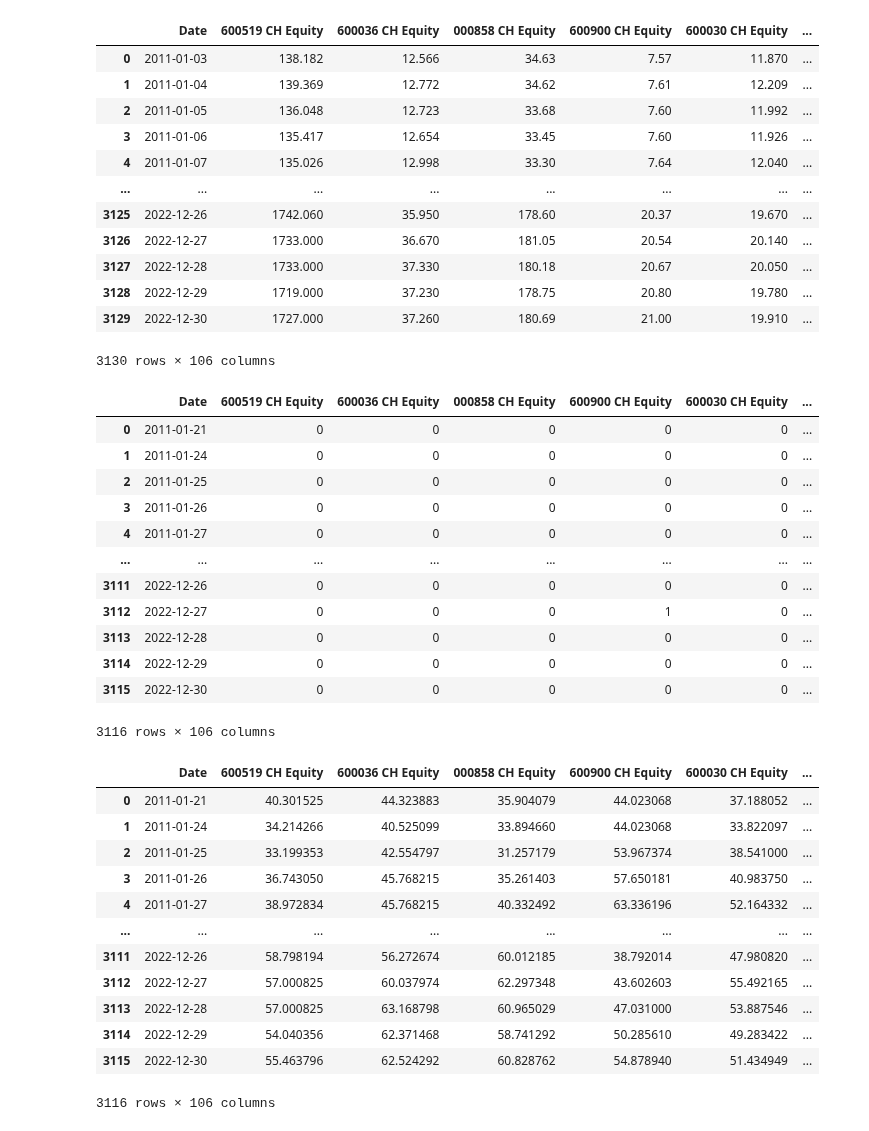
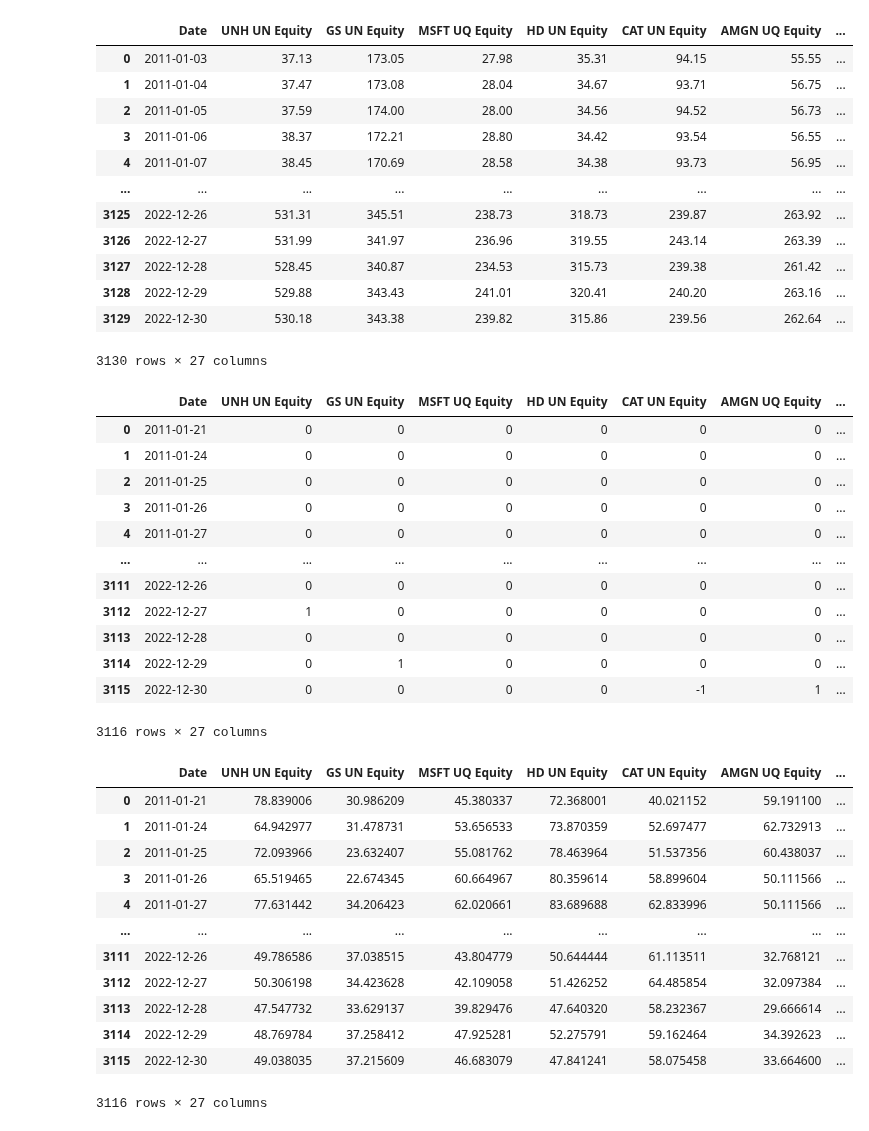
Before and after one commit to vedant2423/data-analysis-with-technical-indicators, a Jupyter notebook: Pair Trading final/notebooks/Without clustering/daily_pair_trade.ipynb, the cells around one changed output. Drawn from its saved outputs; the diff is of its cells as text; code cells hidden in the pictures.

```diff
--- a/Pair Trading final/notebooks/Without clustering/daily_pair_trade.ipynb
+++ b/Pair Trading final/notebooks/Without clustering/daily_pair_trade.ipynb
@@ -14,34 +14,34 @@ t = 6
 #RSI parameters
 period = 14
 # %%
-dataimport = pd.read_csv('/Users/hitengoel/Machine Learning/data analysis(technical indiactors)/data-analysis-with-technical-indicators/Pair Trading final/data/Indexes/SHSZ300 (CSI 300).csv')
+dataimport = pd.read_csv('/Users/hitengoel/Machine Learning/data analysis(technical indiactors)/data-analysis-with-technical-indicators/Pair Trading final/data/Indexes/DOW JONES.csv')
 
 
 dataimport['Date'] = pd.to_datetime(dataimport['Date'])
 dataimport.set_index('Date', inplace=True)
 data = dataimport.copy()
 
 data.reset_index(inplace=True)
 data['Date'] = data['Date'].astype(str)
 stock_names = data.columns[1:]
 
 datacopy = data.copy()
 
 data
 # %% [output]
-|  | Date | 600519 CH Equity | 600036 CH Equity | 000858 CH Equity | 600900 CH Equity | 600030 CH Equity | ... |
-| 0 | 2011-01-03 | 138.182 | 12.566 | 34.63 | 7.57 | 11.870 | ... |
-| 1 | 2011-01-04 | 139.369 | 12.772 | 34.62 | 7.61 | 12.209 | ... |
-| 2 | 2011-01-05 | 136.048 | 12.723 | 33.68 | 7.60 | 11.992 | ... |
-| 3 | 2011-01-06 | 135.417 | 12.654 | 33.45 | 7.60 | 11.926 | ... |
-| 4 | 2011-01-07 | 135.026 | 12.998 | 33.30 | 7.64 | 12.040 | ... |
-| ... | ... | ... | ... | ... | ... | ... | ... |
-| 3125 | 2022-12-26 | 1742.060 | 35.950 | 178.60 | 20.37 | 19.670 | ... |
-| 3126 | 2022-12-27 | 1733.000 | 36.670 | 181.05 | 20.54 | 20.140 | ... |
-| 3127 | 2022-12-28 | 1733.000 | 37.330 | 180.18 | 20.67 | 20.050 | ... |
-| 3128 | 2022-12-29 | 1719.000 | 37.230 | 178.75 | 20.80 | 19.780 | ... |
-| 3129 | 2022-12-30 | 1727.000 | 37.260 | 180.69 | 21.00 | 19.910 | ... |
+|  | Date | UNH UN Equity | GS UN Equity | MSFT UQ Equity | HD UN Equity | CAT UN Equity | AMGN UQ Equity | ... |
+| 0 | 2011-01-03 | 37.13 | 173.05 | 27.98 | 35.31 | 94.15 | 55.55 | ... |
+| 1 | 2011-01-04 | 37.47 | 173.08 | 28.04 | 34.67 | 93.71 | 56.75 | ... |
+| 2 | 2011-01-05 | 37.59 | 174.00 | 28.00 | 34.56 | 94.52 | 56.73 | ... |
+| 3 | 2011-01-06 | 38.37 | 172.21 | 28.80 | 34.42 | 93.54 | 56.55 | ... |
+| 4 | 2011-01-07 | 38.45 | 170.69 | 28.58 | 34.38 | 93.73 | 56.95 | ... |
+| ... | ... | ... | ... | ... | ... | ... | ... | ... |
+| 3125 | 2022-12-26 | 531.31 | 345.51 | 238.73 | 318.73 | 239.87 | 263.92 | ... |
+| 3126 | 2022-12-27 | 531.99 | 341.97 | 236.96 | 319.55 | 243.14 | 263.39 | ... |
+| 3127 | 2022-12-28 | 528.45 | 340.87 | 234.53 | 315.73 | 239.38 | 261.42 | ... |
+| 3128 | 2022-12-29 | 529.88 | 343.43 | 241.01 | 320.41 | 240.20 | 263.16 | ... |
+| 3129 | 2022-12-30 | 530.18 | 343.38 | 239.82 | 315.86 | 239.56 | 262.64 | ... |
-3130 rows × 106 columns
+3130 rows × 27 columns
 # %%
 def MACD(price_data, short_window, long_window, signal_window, column_name):
     data = price_data
@@ -102,19 +102,19 @@ master_macd = master_macd.reset_index(drop=True)
 #master_macd = master_macd[232:725]
 master_macd
 # %% [output]
-|  | Date | 600519 CH Equity | 600036 CH Equity | 000858 CH Equity | 600900 CH Equity | 600030 CH Equity | ... |
-| 0 | 2011-01-21 | 0 | 0 | 0 | 0 | 0 | ... |
-| 1 | 2011-01-24 | 0 | 0 | 0 | 0 | 0 | ... |
-| 2 | 2011-01-25 | 0 | 0 | 0 | 0 | 0 | ... |
-| 3 | 2011-01-26 | 0 | 0 | 0 | 0 | 0 | ... |
-| 4 | 2011-01-27 | 0 | 0 | 0 | 0 | 0 | ... |
-| ... | ... | ... | ... | ... | ... | ... | ... |
-| 3111 | 2022-12-26 | 0 | 0 | 0 | 0 | 0 | ... |
-| 3112 | 2022-12-27 | 0 | 0 | 0 | 1 | 0 | ... |
-| 3113 | 2022-12-28 | 0 | 0 | 0 | 0 | 0 | ... |
-| 3114 | 2022-12-29 | 0 | 0 | 0 | 0 | 0 | ... |
-| 3115 | 2022-12-30 | 0 | 0 | 0 | 0 | 0 | ... |
+|  | Date | UNH UN Equity | GS UN Equity | MSFT UQ Equity | HD UN Equity | CAT UN Equity | AMGN UQ Equity | ... |
+| 0 | 2011-01-21 | 0 | 0 | 0 | 0 | 0 | 0 | ... |
+| 1 | 2011-01-24 | 0 | 0 | 0 | 0 | 0 | 0 | ... |
+| 2 | 2011-01-25 | 0 | 0 | 0 | 0 | 0 | 0 | ... |
+| 3 | 2011-01-26 | 0 | 0 | 0 | 0 | 0 | 0 | ... |
+| 4 | 2011-01-27 | 0 | 0 | 0 | 0 | 0 | 0 | ... |
+| ... | ... | ... | ... | ... | ... | ... | ... | ... |
+| 3111 | 2022-12-26 | 0 | 0 | 0 | 0 | 0 | 0 | ... |
+| 3112 | 2022-12-27 | 1 | 0 | 0 | 0 | 0 | 0 | ... |
+| 3113 | 2022-12-28 | 0 | 0 | 0 | 0 | 0 | 0 | ... |
+| 3114 | 2022-12-29 | 0 | 1 | 0 | 0 | 0 | 0 | ... |
+| 3115 | 2022-12-30 | 0 | 0 | 0 | 0 | -1 | 1 | ... |
-3116 rows × 106 columns
+3116 rows × 27 columns
 # %%
 def calculate_rsi(prices, period):
     delta = prices.diff()
@@ -148,19 +148,19 @@ master_rsi = rsi_values[period:]
 master_rsi = master_rsi.reset_index(drop=True)
 master_rsi
 # %% [output]
-|  | Date | 600519 CH Equity | 600036 CH Equity | 000858 CH Equity | 600900 CH Equity | 600030 CH Equity | ... |
-| 0 | 2011-01-21 | 40.301525 | 44.323883 | 35.904079 | 44.023068 | 37.188052 | ... |
-| 1 | 2011-01-24 | 34.214266 | 40.525099 | 33.894660 | 44.023068 | 33.822097 | ... |
-| 2 | 2011-01-25 | 33.199353 | 42.554797 | 31.257179 | 53.967374 | 38.541000 | ... |
-| 3 | 2011-01-26 | 36.743050 | 45.768215 | 35.261403 | 57.650181 | 40.983750 | ... |
-| 4 | 2011-01-27 | 38.972834 | 45.768215 | 40.332492 | 63.336196 | 52.164332 | ... |
-| ... | ... | ... | ... | ... | ... | ... | ... |
-| 3111 | 2022-12-26 | 58.798194 | 56.272674 | 60.012185 | 38.792014 | 47.980820 | ... |
-| 3112 | 2022-12-27 | 57.000825 | 60.037974 | 62.297348 | 43.602603 | 55.492165 | ... |
-| 3113 | 2022-12-28 | 57.000825 | 63.168798 | 60.965029 | 47.031000 | 53.887546 | ... |
-| 3114 | 2022-12-29 | 54.040356 | 62.371468 | 58.741292 | 50.285610 | 49.283422 | ... |
-| 3115 | 2022-12-30 | 55.463796 | 62.524292 | 60.828762 | 54.878940 | 51.434949 | ... |
+|  | Date | UNH UN Equity | GS UN Equity | MSFT UQ Equity | HD UN Equity | CAT UN Equity | AMGN UQ Equity | ... |
+| 0 | 2011-01-21 | 78.839006 | 30.986209 | 45.380337 | 72.368001 | 40.021152 | 59.191100 | ... |
+| 1 | 2011-01-24 | 64.942977 | 31.478731 | 53.656533 | 73.870359 | 52.697477 | 62.732913 | ... |
+| 2 | 2011-01-25 | 72.093966 | 23.632407 | 55.081762 | 78.463964 | 51.537356 | 60.438037 | ... |
+| 3 | 2011-01-26 | 65.519465 | 22.674345 | 60.664967 | 80.359614 | 58.899604 | 50.111566 | ... |
+| 4 | 2011-01-27 | 77.631442 | 34.206423 | 62.020661 | 83.689688 | 62.833996 | 50.111566 | ... |
+| ... | ... | ... | ... | ... | ... | ... | ... | ... |
+| 3111 | 2022-12-26 | 49.786586 | 37.038515 | 43.804779 | 50.644444 | 61.113511 | 32.768121 | ... |
+| 3112 | 2022-12-27 | 50.306198 | 34.423628 | 42.109058 | 51.426252 | 64.485854 | 32.097384 | ... |
+| 3113 | 2022-12-28 | 47.547732 | 33.629137 | 39.829476 | 47.640320 | 58.232367 | 29.666614 | ... |
+| 3114 | 2022-12-29 | 48.769784 | 37.258412 | 47.925281 | 52.275791 | 59.162464 | 34.392623 | ... |
+| 3115 | 2022-12-30 | 49.038035 | 37.215609 | 46.683079 | 47.841241 | 58.075458 | 33.664600 | ... |
-3116 rows × 106 columns
+3116 rows × 27 columns
 # %%
 prices = datacopy
 prices = prices[period:]
```
Also changed, not shown: parts of 5 cells of this notebook, 51 other files.
